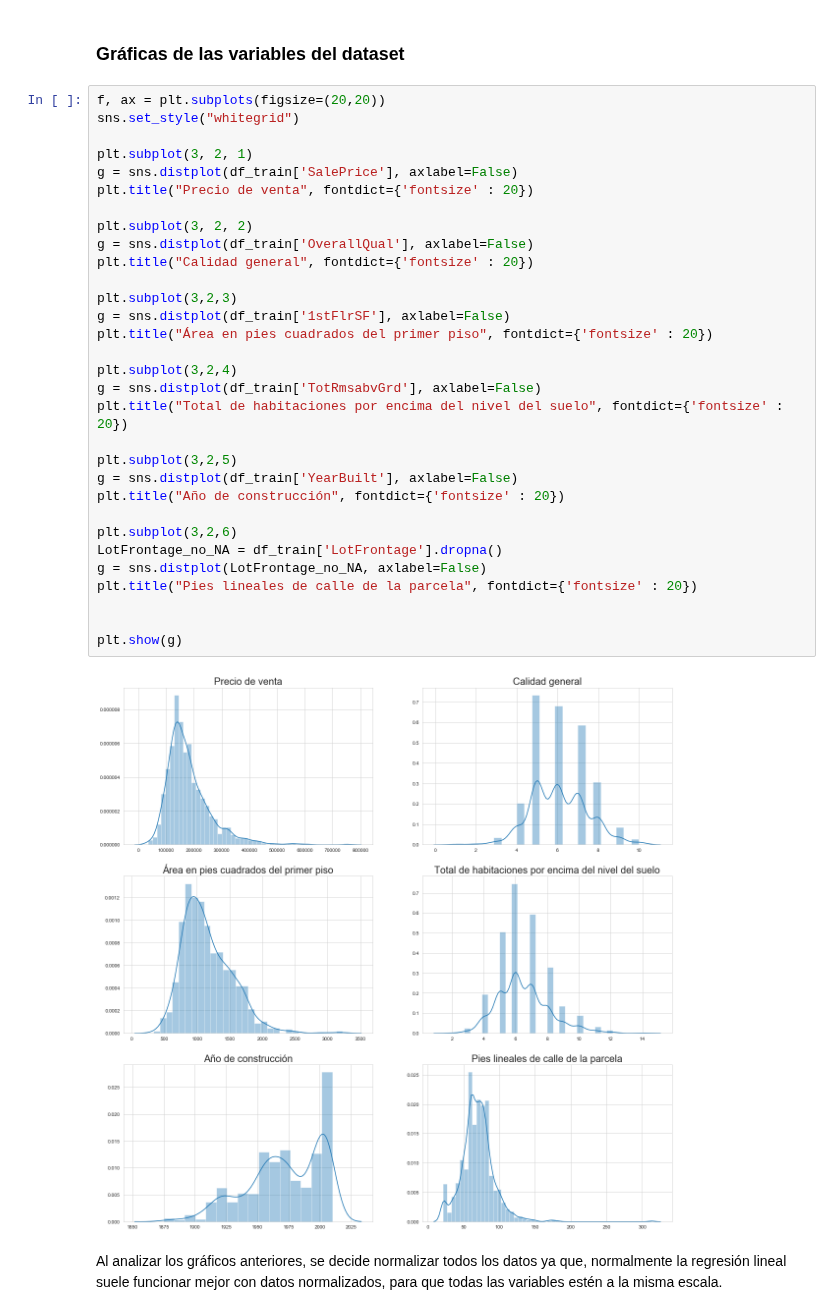
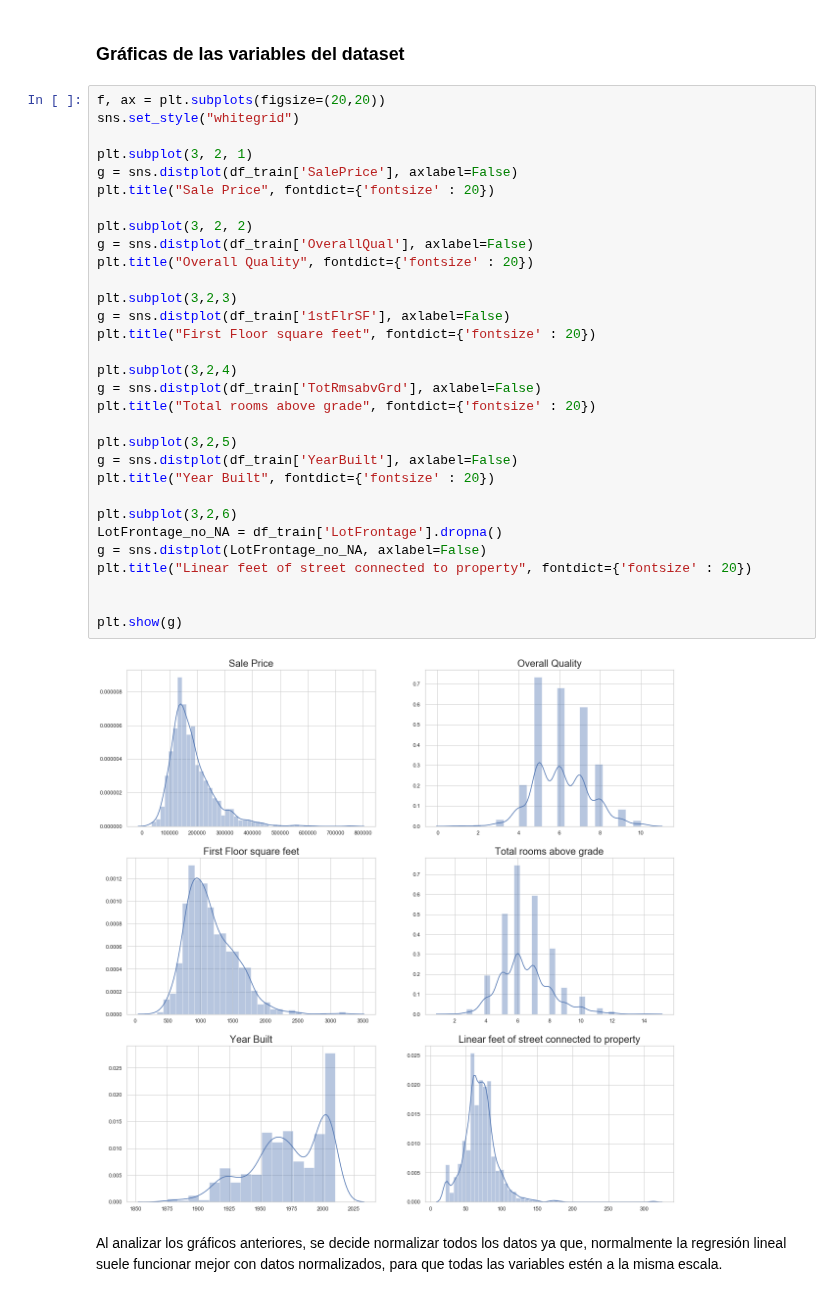
Before and after one commit to r0c10/Python_project, a Jupyter notebook: PF.ipynb, the cells around one changed output. Drawn from its saved outputs; the diff is of its cells as text.

```diff
--- a/PF.ipynb
+++ b/PF.ipynb
@@ -211,35 +208,35 @@ Name: LotFrontage, dtype: float64
 # %%
 f, ax = plt.subplots(figsize=(20,20))
 sns.set_style("whitegrid")
 
 plt.subplot(3, 2, 1)
 g = sns.distplot(df_train['SalePrice'], axlabel=False)
-plt.title("Precio de venta", fontdict={'fontsize' : 20})
+plt.title("Sale Price", fontdict={'fontsize' : 20})
 
 plt.subplot(3, 2, 2)
 g = sns.distplot(df_train['OverallQual'], axlabel=False)
-plt.title("Calidad general", fontdict={'fontsize' : 20})
+plt.title("Overall Quality", fontdict={'fontsize' : 20})
 
 plt.subplot(3,2,3)
 g = sns.distplot(df_train['1stFlrSF'], axlabel=False)
-plt.title("Área en pies cuadrados del primer piso", fontdict={'fontsize' : 20})
+plt.title("First Floor square feet", fontdict={'fontsize' : 20})
 
 plt.subplot(3,2,4)
 g = sns.distplot(df_train['TotRmsabvGrd'], axlabel=False)
-plt.title("Total de habitaciones por encima del nivel del suelo", fontdict={'fontsize' : 20})
+plt.title("Total rooms above grade", fontdict={'fontsize' : 20})
 
 plt.subplot(3,2,5)
 g = sns.distplot(df_train['YearBuilt'], axlabel=False)
-plt.title("Año de construcción", fontdict={'fontsize' : 20})
+plt.title("Year Built", fontdict={'fontsize' : 20})
 
 plt.subplot(3,2,6)
 LotFrontage_no_NA = df_train['LotFrontage'].dropna()
 g = sns.distplot(LotFrontage_no_NA, axlabel=False)
-plt.title("Pies lineales de calle de la parcela", fontdict={'fontsize' : 20})
+plt.title("Linear feet of street connected to property", fontdict={'fontsize' : 20})
 
 
 plt.show(g)
 # %% [output]
-[figure, old version]
+[figure, new version]
 # %% [markdown]
 Al analizar los gráficos anteriores, se decide normalizar todos los datos ya que, normalmente la regresión lineal suele funcionar mejor con datos normalizados, para que todas las variables estén a la misma escala.
```
Also changed, not shown: parts of 16 cells of this notebook.
